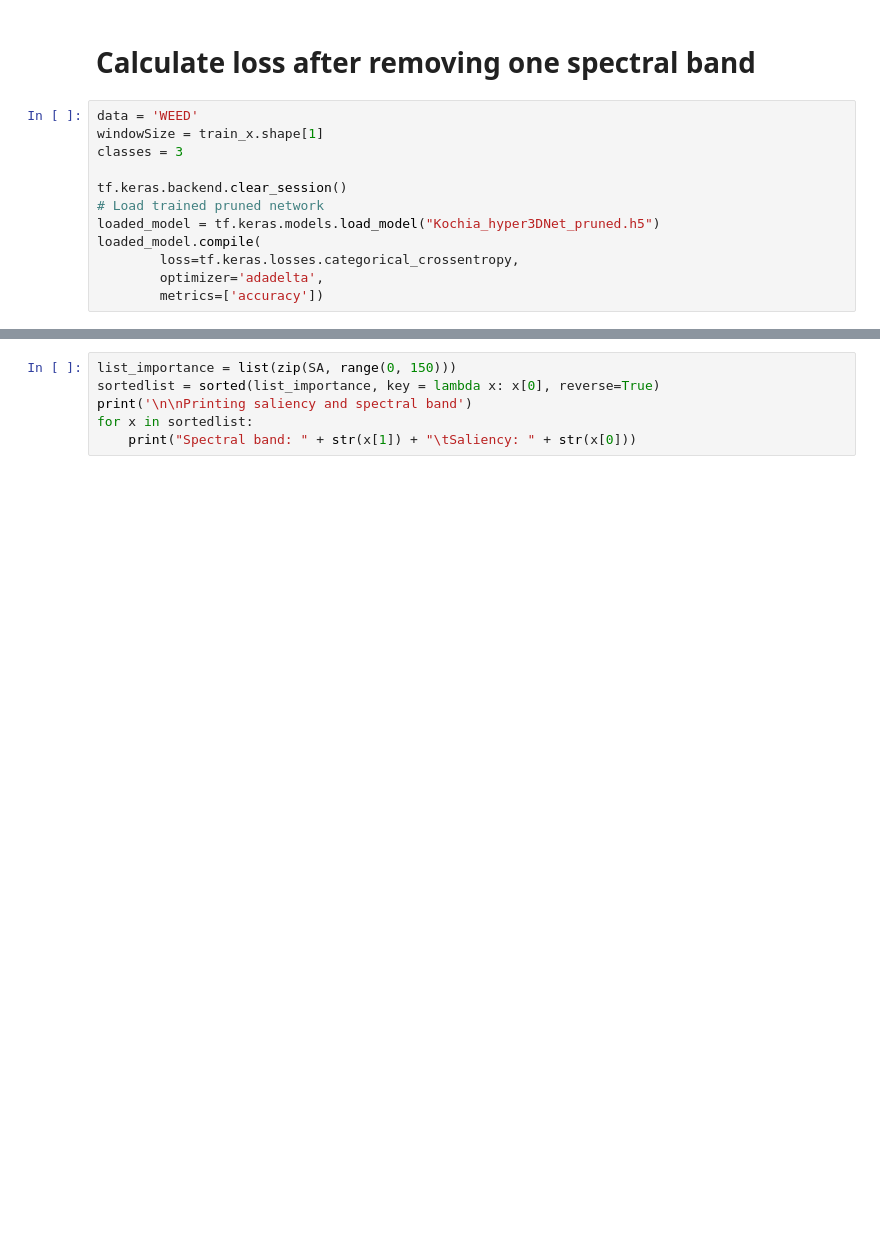
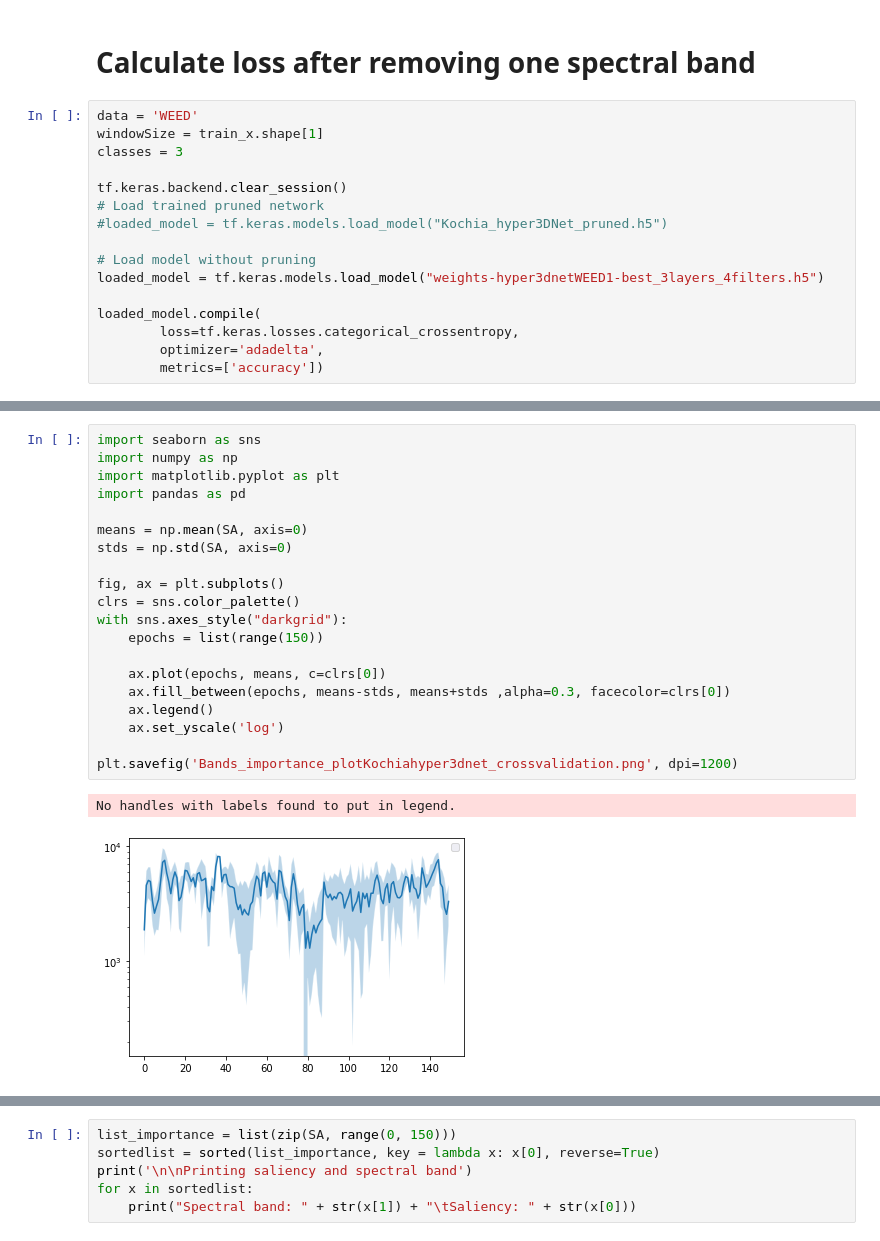
Before and after one commit to GiorgioMorales/CSCI547_HSIProject, a Jupyter notebook: Kochia/band_selection/HSI_channel_selection.ipynb, the cells around one changed output, grey strips where cells are left out. Cells and saved outputs as stored; diff of their text form; blank space fills up the shorter version.

```diff
--- a/Kochia/band_selection/HSI_channel_selection.ipynb
+++ b/Kochia/band_selection/HSI_channel_selection.ipynb
@@ -122,7 +122,11 @@ classes = 3
 
 tf.keras.backend.clear_session()
 # Load trained pruned network
-loaded_model = tf.keras.models.load_model("Kochia_hyper3DNet_pruned.h5")
+#loaded_model = tf.keras.models.load_model("Kochia_hyper3DNet_pruned.h5")
+
+# Load model without pruning
+loaded_model = tf.keras.models.load_model("weights-hyper3dnetWEED1-best_3layers_4filters.h5")
+
 loaded_model.compile(
         loss=tf.keras.losses.categorical_crossentropy,
         optimizer='adadelta',
@@ -173,0 +200,23 @@ for nchannel in range(0, train_x.shape[3]):
+# %%
+import seaborn as sns
+import numpy as np
+import matplotlib.pyplot as plt
+import pandas as pd
+
+means = np.mean(SA, axis=0)
+stds = np.std(SA, axis=0)
+
+fig, ax = plt.subplots()
+clrs = sns.color_palette()
+with sns.axes_style("darkgrid"):
+    epochs = list(range(150))
+
+    ax.plot(epochs, means, c=clrs[0])
+    ax.fill_between(epochs, means-stds, means+stds ,alpha=0.3, facecolor=clrs[0])
+    ax.legend()
+    ax.set_yscale('log')
+
+plt.savefig('Bands_importance_plotKochiahyper3dnet_crossvalidation.png', dpi=1200)
+# %% [output]
+No handles with labels found to put in legend.
+[figure, added]
```
Also changed, not shown: parts of 6 cells of this notebook, 1 other file.
